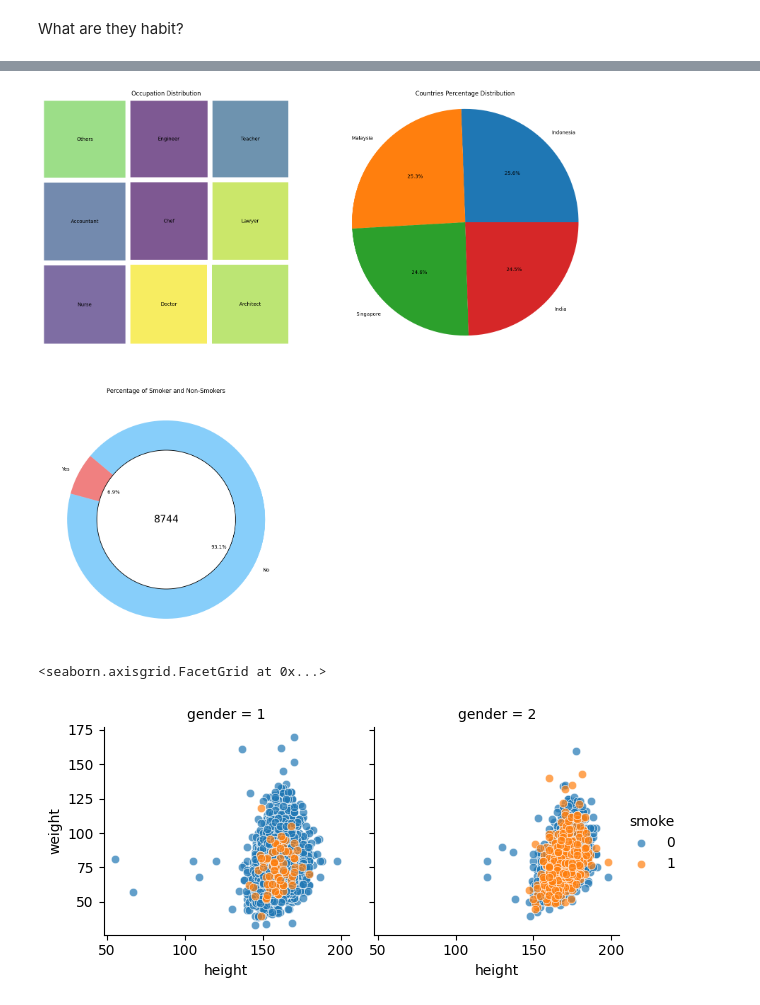
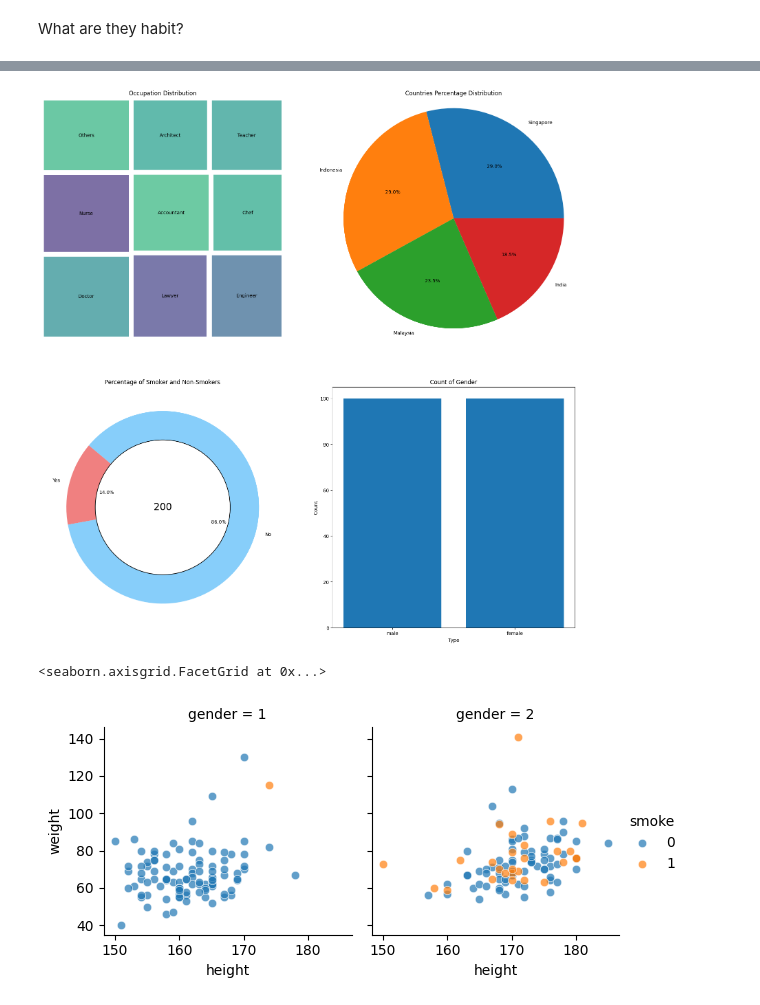
Before and after one commit to jeffatgithub/ntuchealth, a Jupyter notebook: analysis.ipynb, the cells around one changed output, grey strips where cells are left out. Drawn from its saved outputs; the diff is of its cells as text; code cells hidden in the pictures.

```diff
--- a/analysis.ipynb
+++ b/analysis.ipynb
@@ -23,5 +26,5 @@ array([50, 55, 51, 48, 47, 60, 61, 54, 40, 39, 45, 58, 59, 63, 64, 53, 49,
 # %%
-#data_30_df = data_df[(data_df.age_years > 29) & (data_df.age_years < 40) & (data_df.disease == 0)]
-data_30_df = data_df[(data_df.age_years > 59) & (data_df.disease == 1)]
+data_30_df = data_df[(data_df.age_years > 29) & (data_df.age_years < 40) & (data_df.disease == 0)]
+#data_30_df = data_df[(data_df.age_years > 59) & (data_df.disease == 1)]
 data_30_df.shape
 # %% [output]
@@ -32,0 +45,8 @@ array([61, 63, 60, 64, 62])
+# %%
+#First create sample of evenly balanced Males and Females
+males = data_30_df[data_30_df['gender'] == 2].sample(n=100, random_state=42)
+females = data_30_df[data_30_df['gender'] == 1].sample(n=100, random_state=42)
+
+balanced_dataset = pd.concat([males, females])
+
+len(balanced_dataset)
@@ -33,2 +55,4 @@ array([61, 63, 60, 64, 62])
+# %%
+data_30_df = balanced_dataset
 # %% [markdown]
 What are they habit?
@@ -103,34 +105,48 @@ sizes = [no_of_1s, no_of_0s]
 colors = ['lightcoral', 'lightskyblue']
 
 plt.pie(sizes, labels=labels, colors=colors, autopct='%1.1f%%', startangle=140)
 #plt.pie(sizes, labels, colors, autopct='%1.1f%%', startangle=140)
 centerpie = plt.Circle((0,0), 0.7, color='black', fc='white', linewidth=1.25, )
 pie_fig = plt.gcf()
 pie_fig.gca().add_artist(centerpie)
 
 plt.title("Percentage of Smoker and Non-Smokers")
 plt.text(0,0, total_smokecount, ha='center', va='center', fontsize=20)
 
+
+#chart4
+plt.subplot(2,2,4)
+
+gmap = {1: 'female', 2: 'male'}
+genders = data_30_df['gender'].value_counts()
+genders.index = genders.index.map(gmap)
+
+bars = plt.bar(genders.index, genders.values, label="Gender Count")
+plt.xlabel('Type')
+plt.ylabel('Count')
+plt.title("Count of Gender")
+
+
 #plt.axis('equals')
 
 #plt.bar(0, smoke_counts.sum(), label='Total')
 #plt.bar(0, smoke_counts[0], label='Non Smokers')
 
 
 # Calculate percentages
 #total = sum(smoke_counts)
 #percentages = {key: (value / total) * 100 for key, value in smoke_counts.items()}
 
 # Create bar chart
 #plt.xlabel('Smoking Status')
 #plt.ylabel('Percentage')
 #plt.title('Percentage of Smokers and Non-Smokers')
 #plt.legend()
 #plt.xticks([])
 
 plt.show()
 # %% [output]
-[figure, old version]
+[figure, new version]
 # %%
 #sns.jointplot(x=data_30_df['height'], y=data_30_df['weight'], data=data_30_df, kind='scatter')
 graph = sns.FacetGrid(data_30_df, col='gender', hue='smoke')
@@ -139,4 +155,4 @@ graph.map(sns.scatterplot, 'height', 'weight', alpha=0.7)
 graph.add_legend()
 # %% [output]
 <seaborn.axisgrid.FacetGrid at 0x...>
-[figure, old version]
+[figure, new version]
```
Also changed, not shown: parts of 9 cells of this notebook, 1 other file.
